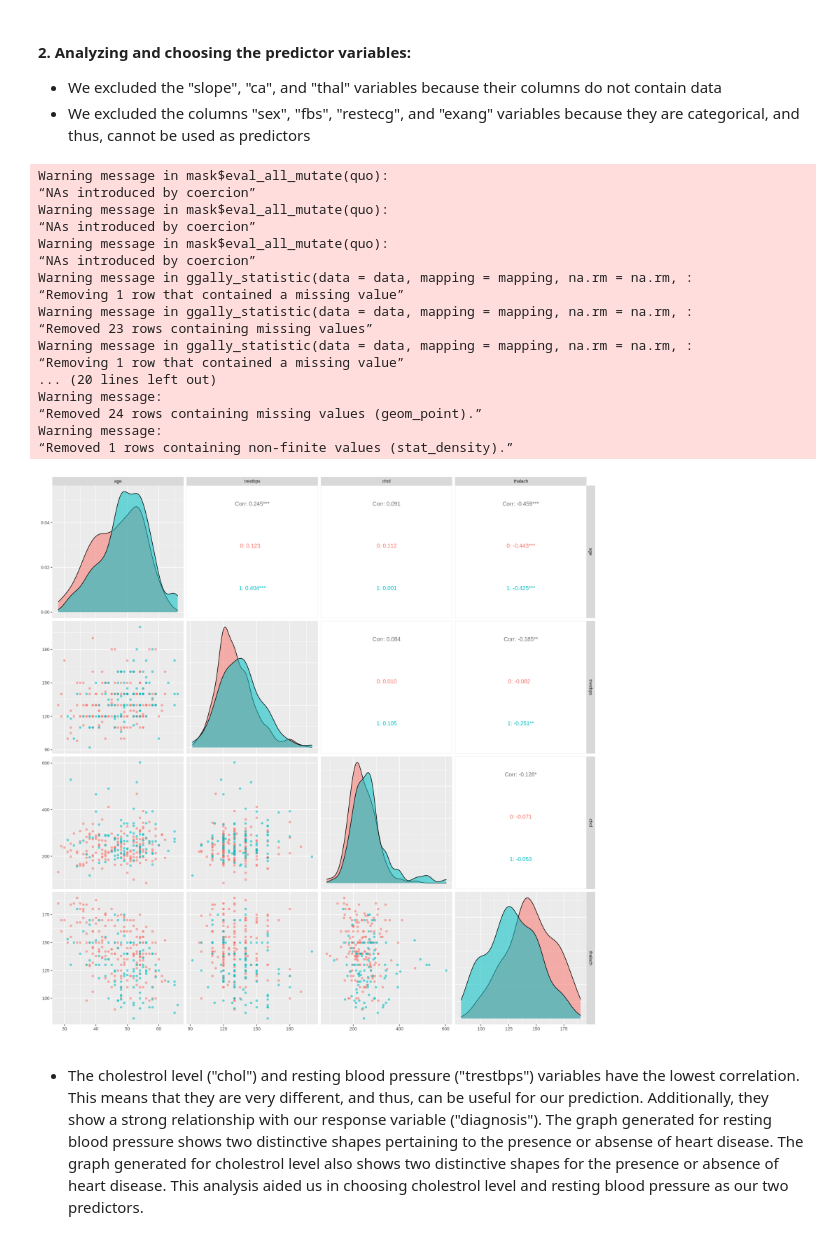
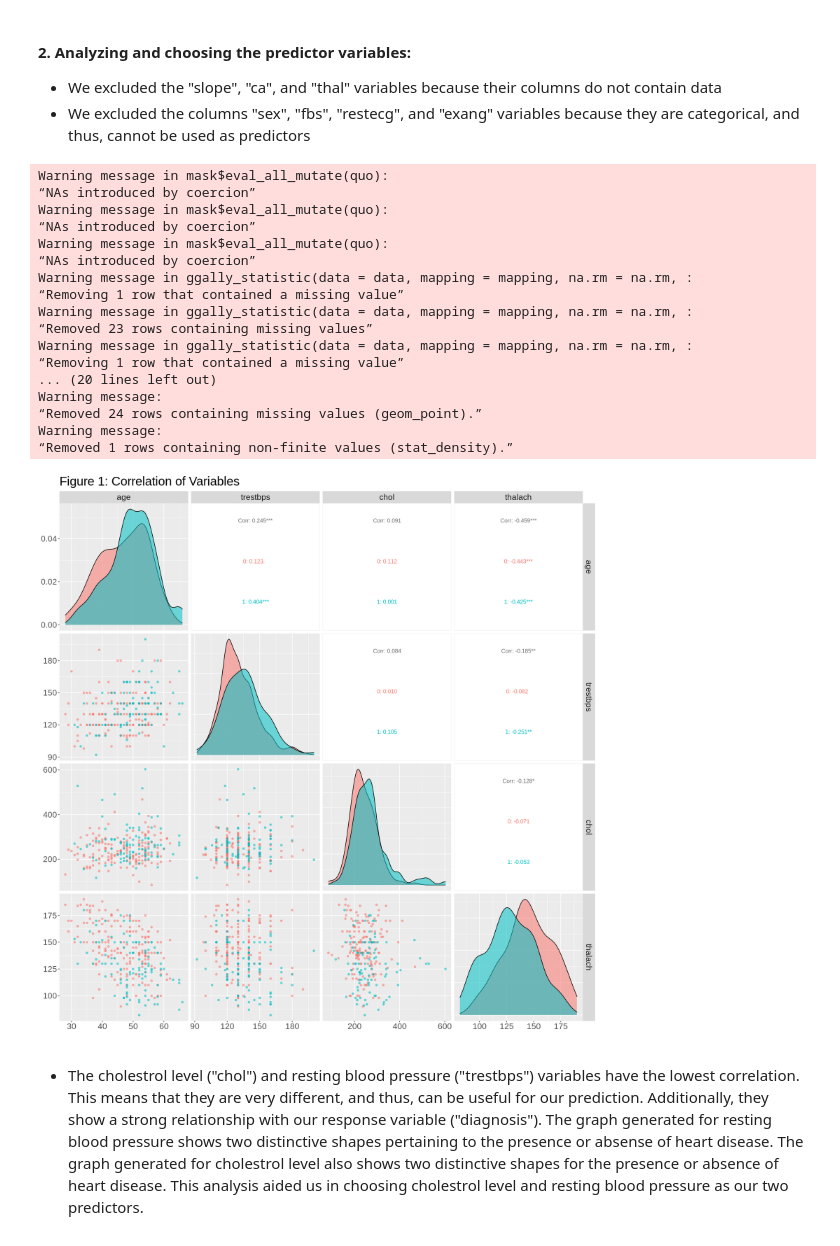
Before and after one commit to Tommy-Hu/dsci_100_heart_disease_project, a Jupyter notebook: Final Report.ipynb, the cells around one changed output. Drawn from its saved outputs; the diff is of its cells as text; code cells hidden in the pictures.

Commit message:
Changed the graphs and added figure titles.

```diff
--- a/Final Report.ipynb
+++ b/Final Report.ipynb
@@ -81,31 +81,32 @@ A tibble: 6 × 14
 # %%
 options(repr.plot.width = 15, repr.plot.height = 15)
 pairs <- data |>
     select(age, trestbps, chol, thalach, oldpeak, diagnosis) |>
     filter(trestbps != '?' | chol != '?' | thalach != '?') |>
     mutate(trestbps = as.numeric(trestbps), chol = as.numeric(chol), thalach = as.numeric(thalach), diagnosis = as.factor(diagnosis)) |>
-    ggpairs(columns = 1:4, aes(color = diagnosis, alpha = 0.2))
+    ggpairs(columns = 1:4, aes(color = diagnosis, alpha = 0.2), title = "Figure 1: Correlation of Variables") +
+    theme(text = element_text(size = 20))
 
 pairs
 # %% [output]
 Warning message in mask$eval_all_mutate(quo):
 “NAs introduced by coercion”
 Warning message in mask$eval_all_mutate(quo):
 “NAs introduced by coercion”
 Warning message in mask$eval_all_mutate(quo):
 “NAs introduced by coercion”
 Warning message in ggally_statistic(data = data, mapping = mapping, na.rm = na.rm, :
 “Removing 1 row that contained a missing value”
 Warning message in ggally_statistic(data = data, mapping = mapping, na.rm = na.rm, :
 “Removed 23 rows containing missing values”
 Warning message in ggally_statistic(data = data, mapping = mapping, na.rm = na.rm, :
 “Removing 1 row that contained a missing value”
 ... (20 lines left out)
 Warning message:
 “Removed 24 rows containing missing values (geom_point).”
 Warning message:
 “Removed 1 rows containing non-finite values (stat_density).”
-[figure, old version]
+[figure, new version]
 # %% [markdown]
  - The cholestrol level ("chol") and resting blood pressure ("trestbps") variables have the lowest correlation. This means that they are very different, and thus, can be useful for our prediction. Additionally, they show a strong relationship with our response variable ("diagnosis"). The graph generated for resting blood pressure shows two distinctive shapes pertaining to the presence or absense of heart disease. The graph generated for cholestrol level also shows two distinctive shapes for the presence or absence of heart disease. This analysis aided us in choosing cholestrol level and resting blood pressure as our two predictors.
 
```
Also changed, not shown: parts of 3 cells of this notebook.
